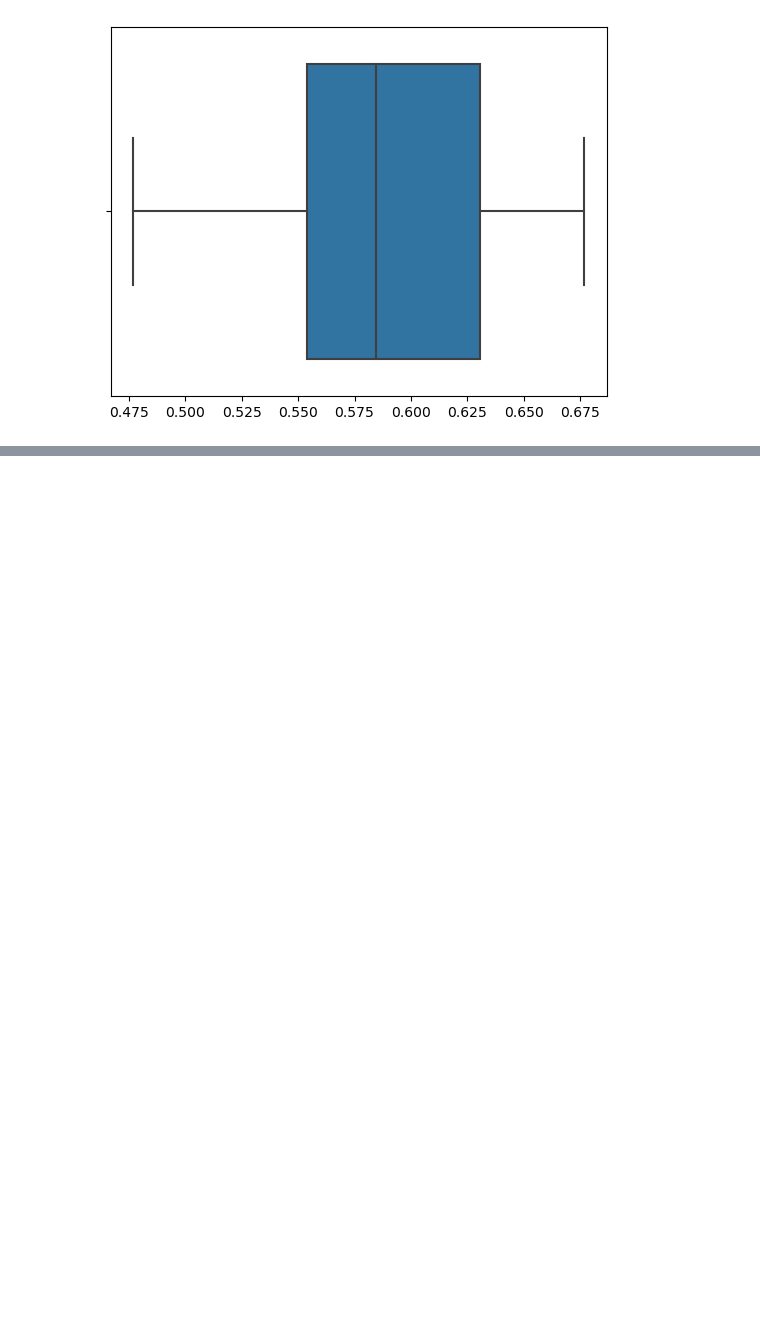
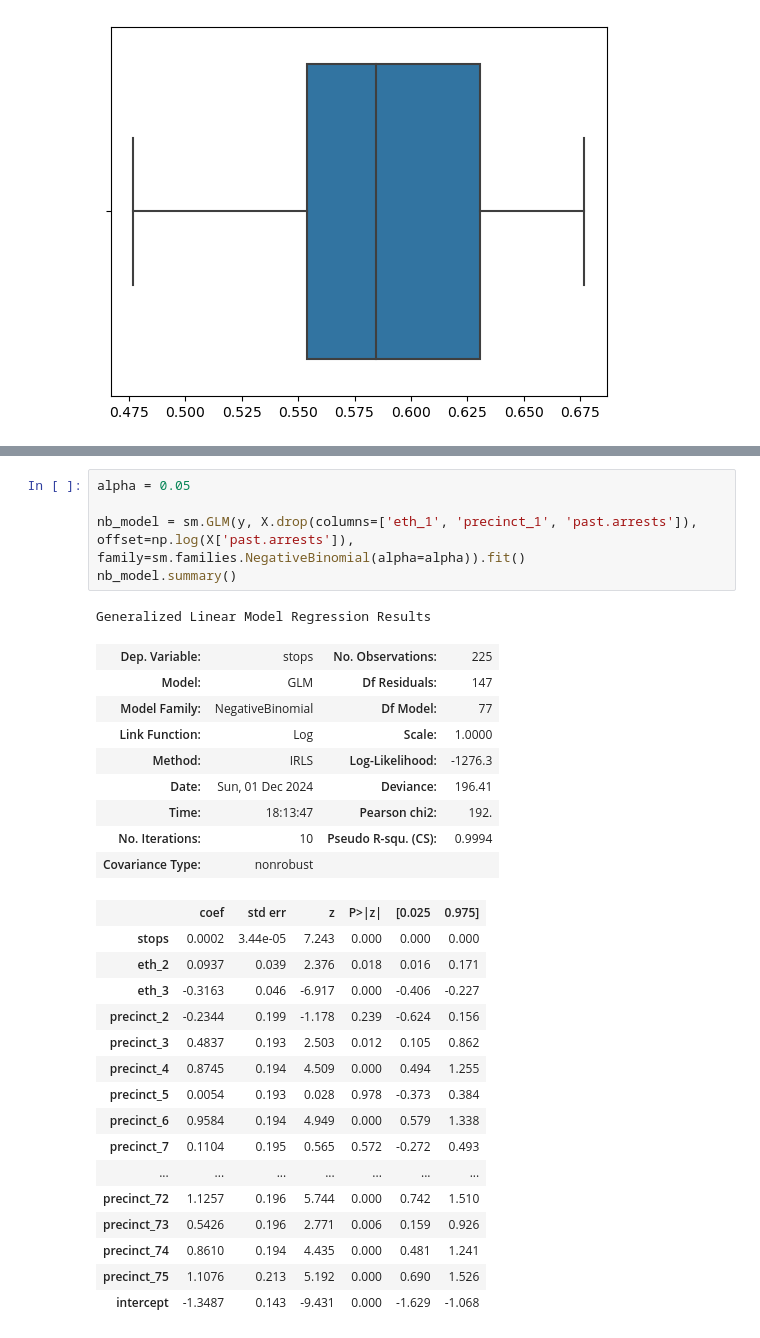
Before and after one commit to klee30810/ADP-study, a Jupyter notebook: stats/kwak/Chap 08. 로지스틱회귀분석과 포아송 회귀분석.ipynb, the cells around one changed output, grey strips where cells are left out. Cells and saved outputs as stored; diff of their text form; blank space fills up the shorter version.

```diff
--- a/stats/kwak/Chap 08. 로지스틱회귀분석과 포아송 회귀분석.ipynb
+++ b/stats/kwak/Chap 08. 로지스틱회귀분석과 포아송 회귀분석.ipynb
@@ -479,0 +588,32 @@ sns.boxplot(acc);
+# %%
+alpha = 0.05
+
+nb_model = sm.GLM(y, X.drop(columns=['eth_1', 'precinct_1', 'past.arrests']), offset=np.log(X['past.arrests']), family=sm.families.NegativeBinomial(alpha=alpha)).fit()
+nb_model.summary()
+# %% [output]
+Generalized Linear Model Regression Results
+| Dep. Variable: | stops | No. Observations: | 225 |
+| Model: | GLM | Df Residuals: | 147 |
+| Model Family: | NegativeBinomial | Df Model: | 77 |
+| Link Function: | Log | Scale: | 1.0000 |
+| Method: | IRLS | Log-Likelihood: | -1276.3 |
+| Date: | Sun, 01 Dec 2024 | Deviance: | 196.41 |
+| Time: | 18:13:47 | Pearson chi2: | 192. |
+| No. Iterations: | 10 | Pseudo R-squ. (CS): | 0.9994 |
+| Covariance Type: | nonrobust |  |  |
+|  | coef | std err | z | P>|z| | [0.025 | 0.975] |
+| stops | 0.0002 | 3.44e-05 | 7.243 | 0.000 | 0.000 | 0.000 |
+| eth_2 | 0.0937 | 0.039 | 2.376 | 0.018 | 0.016 | 0.171 |
+| eth_3 | -0.3163 | 0.046 | -6.917 | 0.000 | -0.406 | -0.227 |
+| precinct_2 | -0.2344 | 0.199 | -1.178 | 0.239 | -0.624 | 0.156 |
+| precinct_3 | 0.4837 | 0.193 | 2.503 | 0.012 | 0.105 | 0.862 |
+| precinct_4 | 0.8745 | 0.194 | 4.509 | 0.000 | 0.494 | 1.255 |
+| precinct_5 | 0.0054 | 0.193 | 0.028 | 0.978 | -0.373 | 0.384 |
+| precinct_6 | 0.9584 | 0.194 | 4.949 | 0.000 | 0.579 | 1.338 |
+| precinct_7 | 0.1104 | 0.195 | 0.565 | 0.572 | -0.272 | 0.493 |
+| ... | ... | ... | ... | ... | ... | ... |
+| precinct_72 | 1.1257 | 0.196 | 5.744 | 0.000 | 0.742 | 1.510 |
+| precinct_73 | 0.5426 | 0.196 | 2.771 | 0.006 | 0.159 | 0.926 |
+| precinct_74 | 0.8610 | 0.194 | 4.435 | 0.000 | 0.481 | 1.241 |
+| precinct_75 | 1.1076 | 0.213 | 5.192 | 0.000 | 0.690 | 1.526 |
+| intercept | -1.3487 | 0.143 | -9.431 | 0.000 | -1.629 | -1.068 |
```
Also changed, not shown: parts of 9 cells of this notebook.
